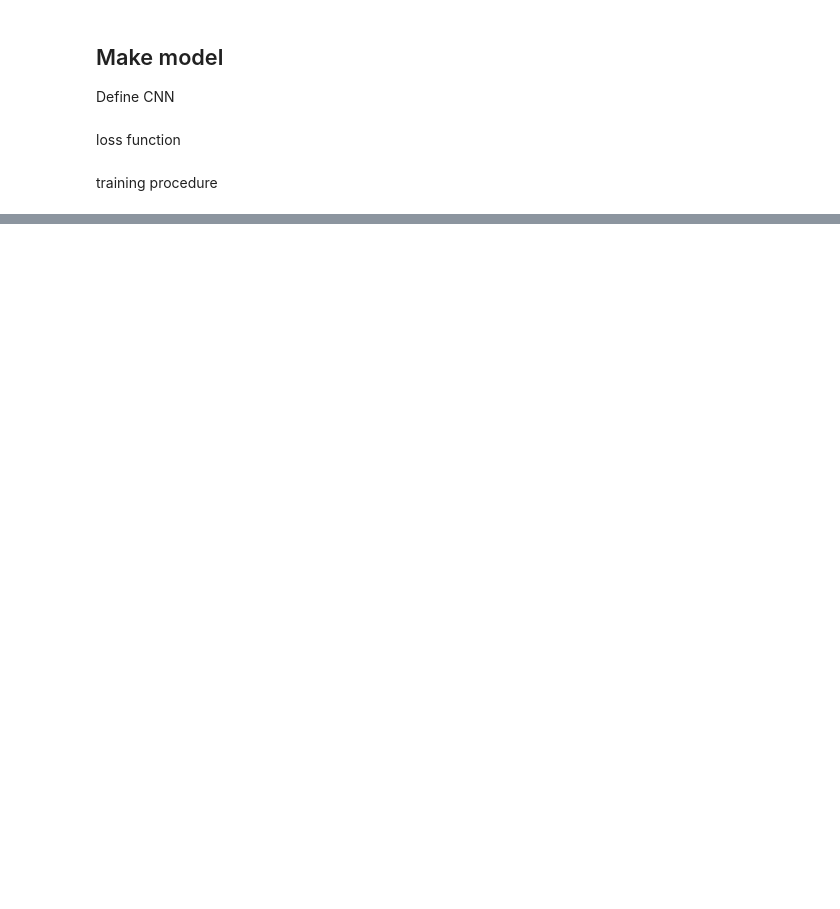
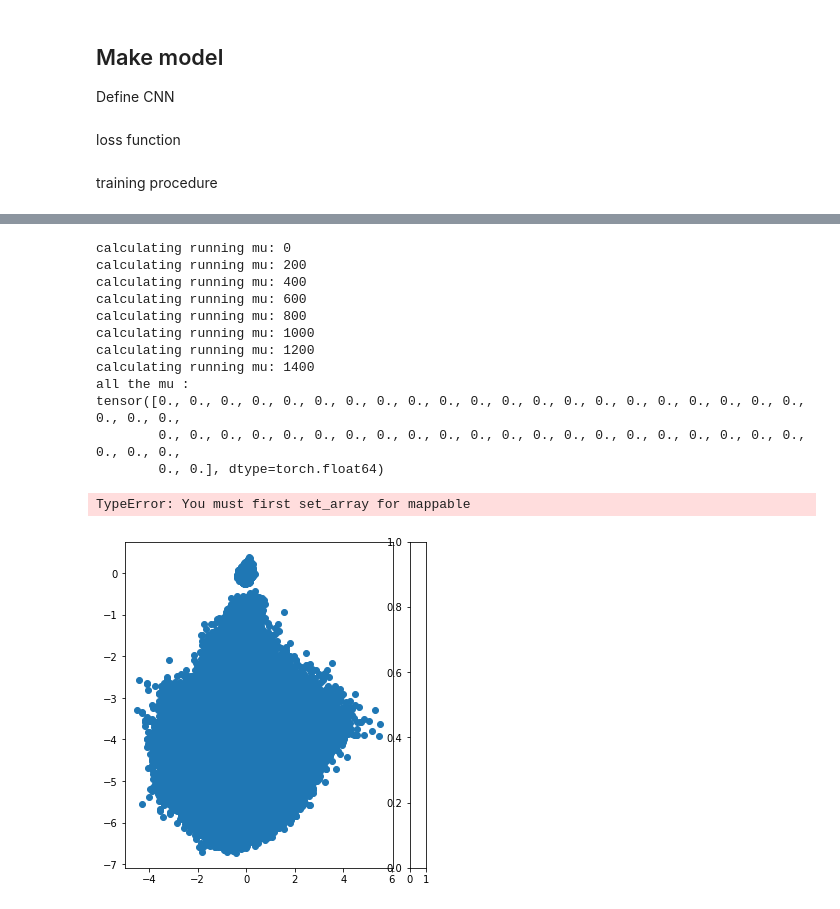
Before and after one commit to sesquipedalian-dev/mnistVaeExperiment, a Jupyter notebook: pytorch_mnist_ae.ipynb, the cells around one changed output, grey strips where cells are left out. Cells and saved outputs as stored; diff of their text form; code cells hidden in the pictures; blank space fills up the shorter version.

```diff
--- a/pytorch_mnist_ae.ipynb
+++ b/pytorch_mnist_ae.ipynb
@@ -242,0 +357,60 @@ PREDICTED / GENERATED:
+# %%
+# now that we have a model, gather all the weights
+
+def sum_2d(x):
+    sum = torch.from_numpy(np.zeros(x.shape[1]))
+    for i in range(x.shape[1]):
+        sum[i] = x[:, i].sum()
+    return sum
+
+running_mus = torch.from_numpy(np.zeros((40, 50)))
+all_mus = torch.from_numpy(np.zeros((0, 40, 50))).type(torch.FloatTensor)
+all_logvars = torch.from_numpy(np.zeros((0, 40, 50))).type(torch.FloatTensor)
+all_labels = torch.from_numpy(np.zeros((0, 40))).type(torch.LongTensor)
+
+for i, data in enumerate(trainloader, 0):
+    torch.cuda.empty_cache()
+
+    # get the inputs; data is a list of [inputs, labels]
+    inputs, labels = data
+    inputs = inputs.to(device)
+    batch_size = inputs.shape[0]
+
+    # forward + backward + optimize
+    mu, logvar, _, _ = net.encoder(inputs)
+
+    mu = mu.cpu().detach()
+    logvar = logvar.cpu().detach()
+
+    all_mus = torch.cat((all_mus, mu.reshape((1, batch_size, 50))), 0)
+    all_logvars = torch.cat((all_logvars, logvar.reshape((1, batch_size, 50))), 0)
+    all_labels = torch.cat((all_labels, labels.reshape((1, batch_size))), 0)
+
+    if i % 200 == 0:
+        print("calculating running mu: {}".format(i))
+
+#     mus.append(mu)
+#     std_devs.append(logvar)
+#     ys.append(labels)
+
+print("all the mu : ")
+print(running_mus[0])
+plt.figure(figsize=(6, 6))
+plt.scatter(all_mus, all_logvars, c=all_labels)
+plt.colorbar()
+plt.show()
+# %% [output]
+calculating running mu: 0
+calculating running mu: 200
+calculating running mu: 400
+calculating running mu: 600
+calculating running mu: 800
+calculating running mu: 1000
+calculating running mu: 1200
+calculating running mu: 1400
+all the mu :
+tensor([0., 0., 0., 0., 0., 0., 0., 0., 0., 0., 0., 0., 0., 0., 0., 0., 0., 0., 0., 0., 0., 0., 0., 0.,
+        0., 0., 0., 0., 0., 0., 0., 0., 0., 0., 0., 0., 0., 0., 0., 0., 0., 0., 0., 0., 0., 0., 0., 0.,
+        0., 0.], dtype=torch.float64)
+TypeError: You must first set_array for mappable
+[figure, added]
```
Also changed, not shown: parts of 9 cells of this notebook, 1 other file.
